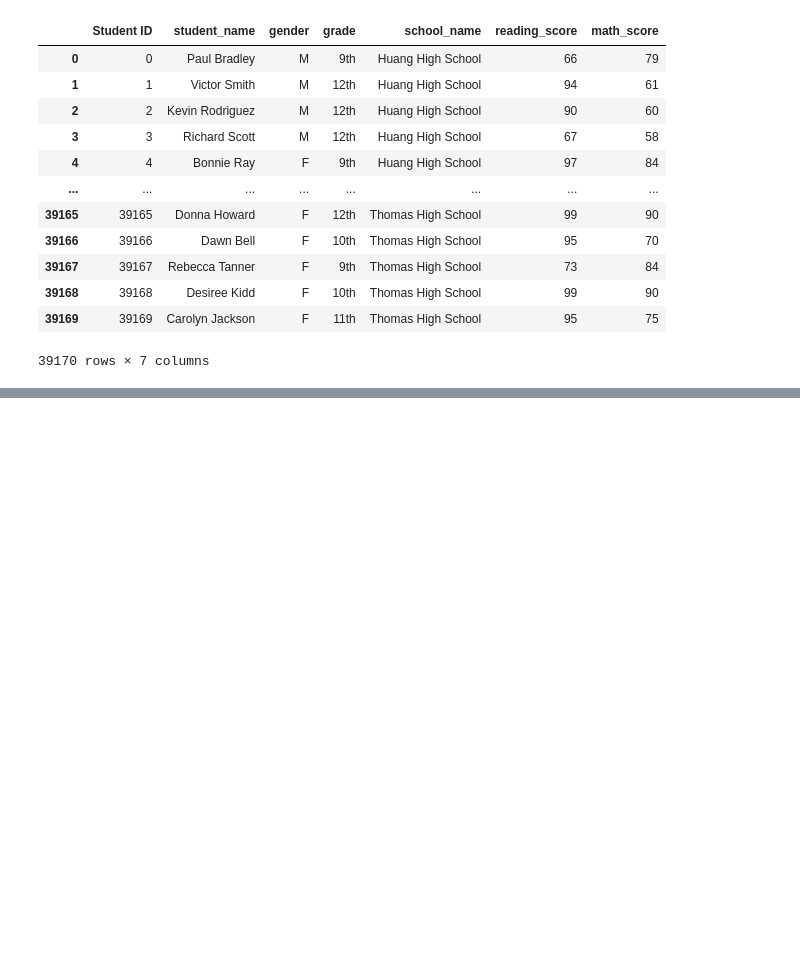
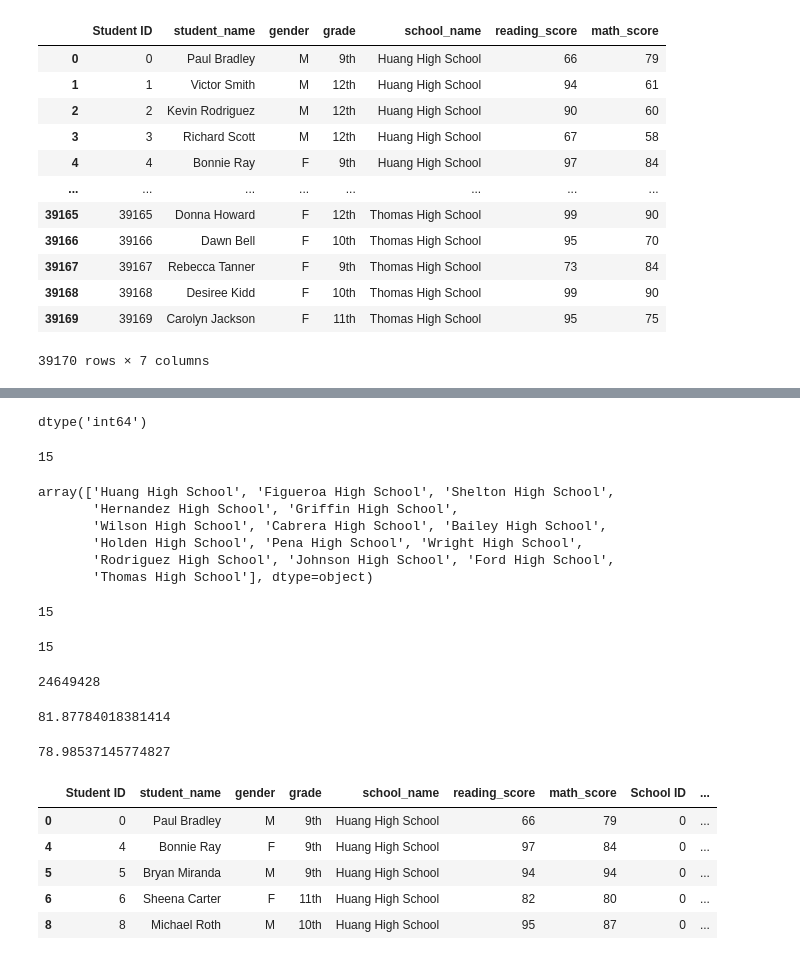
Before and after one commit to nadiezhdamhb/School_District_Analysis, a Jupyter notebook: PyCitySchools.ipynb, the cells around one changed output, grey strips where cells are left out. Drawn from its saved outputs; the diff is of its cells as text; code cells hidden in the pictures; blank space fills up the shorter version.

```diff
--- a/PyCitySchools.ipynb
+++ b/PyCitySchools.ipynb
@@ -244,0 +267,67 @@ student_data_df
+# %%
+student_count.dtype
+# %% [output]
+dtype('int64')
+# %%
+# Calculate the total number of schools using df.["Name"]count()
+
+school_count = school_data_df["school_name"].count()
+
+print(school_count)
+# %% [output]
+15
+# %%
+# Another method to calculate total number of using is using the unique() method
+
+school_count_2 = school_data_complete_df["school_name"].unique()
+
+school_count_2
+# %% [output]
+array(['Huang High School', 'Figueroa High School', 'Shelton High School',
+       'Hernandez High School', 'Griffin High School',
+       'Wilson High School', 'Cabrera High School', 'Bailey High School',
+       'Holden High School', 'Pena High School', 'Wright High School',
+       'Rodriguez High School', 'Johnson High School', 'Ford High School',
+       'Thomas High School'], dtype=object)
+# %%
+# Since the above output is a Python list, we use len() to get the count
+
+len(school_count_2)
+# %% [output]
+15
+# %%
+# Adding len() to above-above formula...
+
+school_count_2 = len(school_data_complete_df["school_name"].unique())
+
+print(school_count_2)
+# %% [output]
+15
+# %%
+# Calculate the total budget using .sum()
+
+total_budget = school_data_df["budget"].sum()
+
+print(total_budget)
+# %% [output]
+24649428
+# %%
+# Calculate the average reading score using .mean()
+
+average_reading_score = school_data_complete_df["reading_score"].mean()
+
+#average_reading_score = float(school_data_complete_df["reading_score"].mean())
+
+print(average_reading_score)
+# %% [output]
+81.87784018381414
+# %%
+# Caclulate the average math scores using .mean()
+
+average_math_score = school_data_complete_df["math_score"].mean()
+
+#average_math_score = float(school_data_complete_df["math_score"].mean())
+
+print(average_math_score)
+# %% [output]
+78.98537145774827
@@ -244,0 +340,13 @@ student_data_df
+# %%
+# Get all the students who are passing math in a new DataFrame.
+
+passing_math = school_data_complete_df[school_data_complete_df["math_score"] >= 70]
+
+passing_math.head()
+# %% [output]
+|  | Student ID | student_name | gender | grade | school_name | reading_score | math_score | School ID | ... |
+| 0 | 0 | Paul Bradley | M | 9th | Huang High School | 66 | 79 | 0 | ... |
+| 4 | 4 | Bonnie Ray | F | 9th | Huang High School | 97 | 84 | 0 | ... |
+| 5 | 5 | Bryan Miranda | M | 9th | Huang High School | 94 | 94 | 0 | ... |
+| 6 | 6 | Sheena Carter | F | 11th | Huang High School | 82 | 80 | 0 | ... |
+| 8 | 8 | Michael Roth | M | 10th | Huang High School | 95 | 87 | 0 | ... |
```
Also changed, not shown: parts of 97 cells of this notebook.
